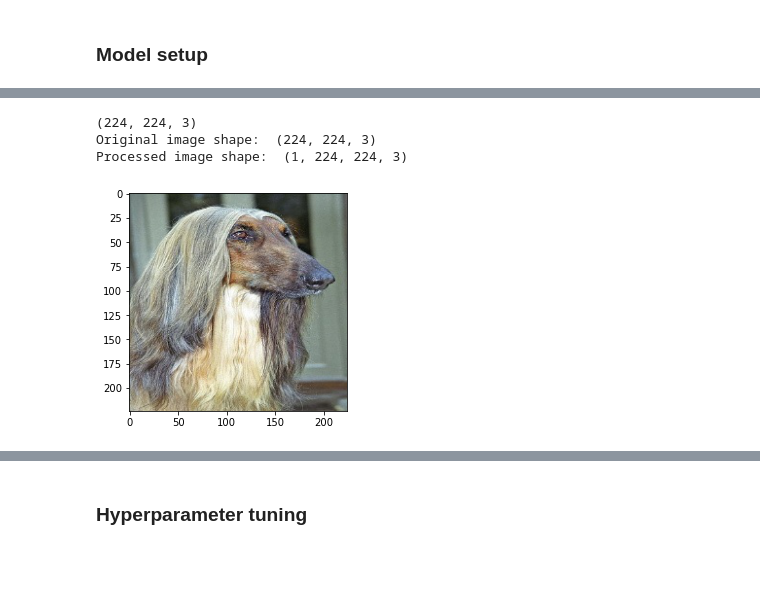
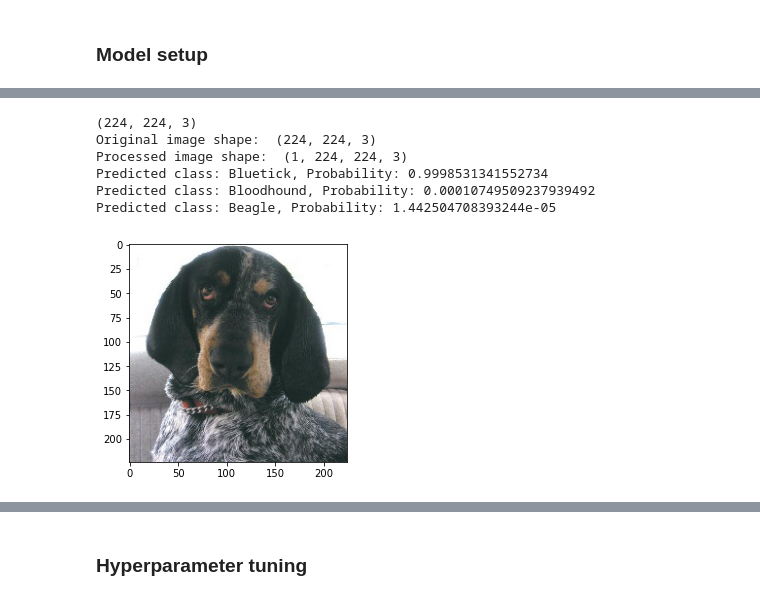
Before and after one commit to TheRealAryanTiwari/AI-In-Biology-Project, a Jupyter notebook: blue_bsc4892/tolingerjiang/Project/AI-In-Biology-Project/Project.ipynb/Project.ipynb, the cells around one changed output, grey strips where cells are left out. Drawn from its saved outputs; the diff is of its cells as text; code cells hidden in the pictures; blank space fills up the shorter version.

Commit message:
Made the model output the dog species

```diff
--- a/blue_bsc4892/tolingerjiang/Project/AI-In-Biology-Project/Project.ipynb/Project.ipynb
+++ b/blue_bsc4892/tolingerjiang/Project/AI-In-Biology-Project/Project.ipynb/Project.ipynb
@@ -191,32 +198,35 @@ Test Loss: 0.10536643862724304
 Test Accuracy: 0.9700854420661926
 # %%
+dog_species = [name for name in os.listdir('./test') if os.path.isdir(os.path.join('./test', name))]
+dog_species.sort()
+# print(dog_species)
+
 def display_top_predictions(predictions, top=3):
     # Get the top predicted classes and corresponding probabilities
     top_indices = np.argsort(predictions)[0][-top:][::-1]
     top_probabilities = predictions[0][top_indices]
 
     # Print the top predictions
     for i in range(top):
-        print(f"Predicted class: {top_indices[i]}, Probability: {top_probabilities[i]}")
+        print(f"Predicted class: {dog_species[top_indices[i]]}, Probability: {top_probabilities[i]}")
 
 
 def model_prediction(image_path):
     # Show image
     show_image(image_path)
     # Load and pre-process image
     image = load_and_process_image(image_path)
     # Make predictions
     predictions = model.predict(image)
     #Display top predictions
     display_top_predictions(predictions)
 
-# Load and preprocess the new image
-loaded_img = show_image("test/Afghan/04.jpg")
-
-# Make predictions on the new image
-processed_img = load_and_process_image("test/Afghan/04.jpg")
+model_prediction("test/Bluetick/04.jpg")
 # %% [output]
 (224, 224, 3)
 Original image shape:  (224, 224, 3)
 Processed image shape:  (1, 224, 224, 3)
+Predicted class: Bluetick, Probability: 0.9998531341552734
+Predicted class: Bloodhound, Probability: 0.00010749509237939492
+Predicted class: Beagle, Probability: 1.442504708393244e-05
-[figure, old version]
+[figure, new version]
```
Also changed, not shown: parts of 6 cells of this notebook.
